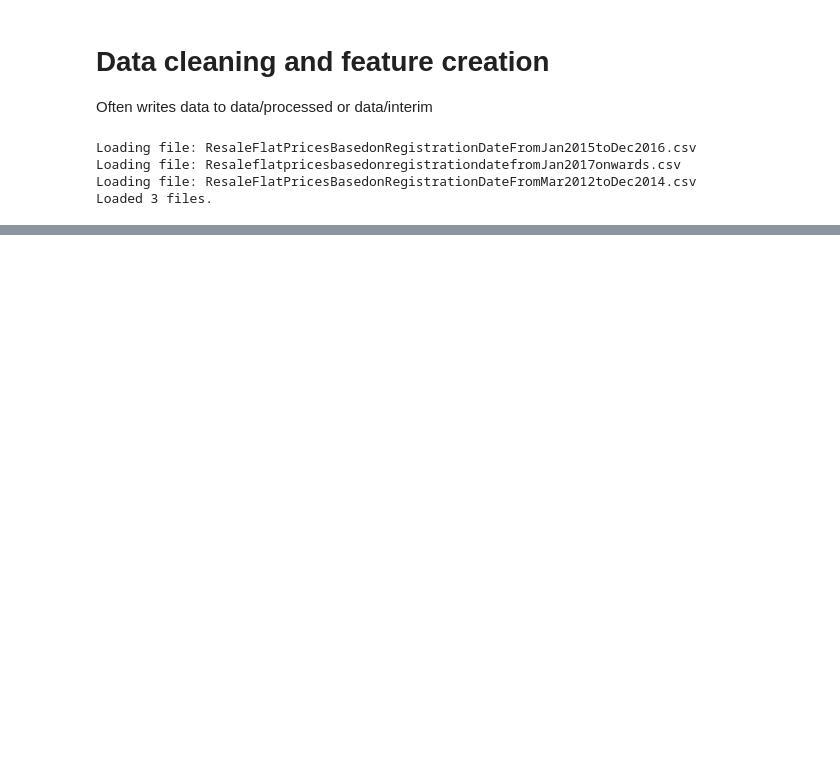
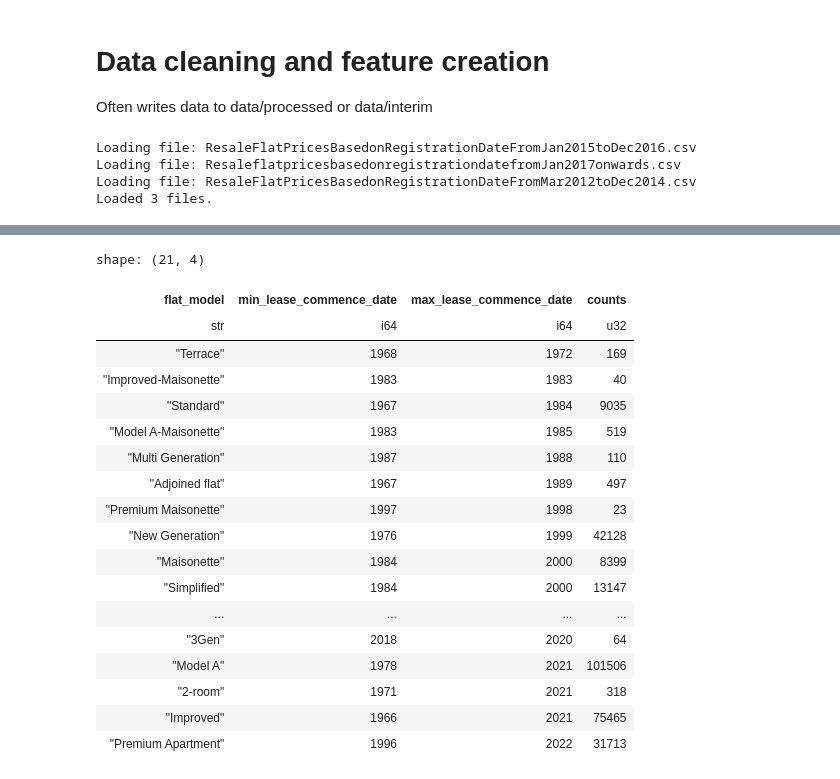
Before and after one commit to ziyu-toh/hdb-resale-prediction, a Jupyter notebook: notebooks/Data Cleaning.ipynb, the cells around one changed output, grey strips where cells are left out. Saved outputs shown, nothing was run; the diff lists cells and outputs as text; code cells hidden in the pictures; blank space fills up the shorter version.

```diff
--- a/notebooks/Data Cleaning.ipynb
+++ b/notebooks/Data Cleaning.ipynb
@@ -132,2 +119,43 @@ shape: (21, 1)
 # %%
-# Check flat model futher
+# Check flat model futher, by year
+df_combined_col.group_by("lease_commence_date").agg(
+    pl.col("flat_model").unique().alias("unique_flat_models"),
+    pl.col("flat_type").unique().alias("unique_flat_types")
+).sort("lease_commence_date").head(20)
+
+df_combined_col.group_by("flat_model").agg(
+    pl.col("lease_commence_date").min().alias("min_lease_commence_date"),
+    pl.col("lease_commence_date").max().alias("max_lease_commence_date"),
+    pl.col("lease_commence_date").count().alias("counts"),
+).sort("max_lease_commence_date")
+
+# df_combined_col.group_by("flat_type").agg(
+#     pl.col("lease_commence_date").min().alias("min_lease_commence_date"),
+#     pl.col("lease_commence_date").max().alias("max_lease_commence_date"),
+#     pl.col("lease_commence_date").count().alias("counts"),
+# ).sort("max_lease_commence_date")
+
+
+# df_combined_col.with_columns(year=pl.col("month").dt.year()).group_by("year").agg(
+#     pl.col("flat_model").unique().alias("unique_flat_models")
+# ).sort("year").head(20)
+# %% [output]
+shape: (21, 4)
+| flat_model | min_lease_commence_date | max_lease_commence_date | counts |
+| str | i64 | i64 | u32 |
+| "Terrace" | 1968 | 1972 | 169 |
+| "Improved-Maisonette" | 1983 | 1983 | 40 |
+| "Standard" | 1967 | 1984 | 9035 |
+| "Model A-Maisonette" | 1983 | 1985 | 519 |
+| "Multi Generation" | 1987 | 1988 | 110 |
+| "Adjoined flat" | 1967 | 1989 | 497 |
+| "Premium Maisonette" | 1997 | 1998 | 23 |
+| "New Generation" | 1976 | 1999 | 42128 |
+| "Maisonette" | 1984 | 2000 | 8399 |
+| "Simplified" | 1984 | 2000 | 13147 |
+| ... | ... | ... | ... |
+| "3Gen" | 2018 | 2020 | 64 |
+| "Model A" | 1978 | 2021 | 101506 |
+| "2-room" | 1971 | 2021 | 318 |
+| "Improved" | 1966 | 2021 | 75465 |
+| "Premium Apartment" | 1996 | 2022 | 31713 |
```
Also changed, not shown: parts of 13 cells of this notebook, 2 other files.
